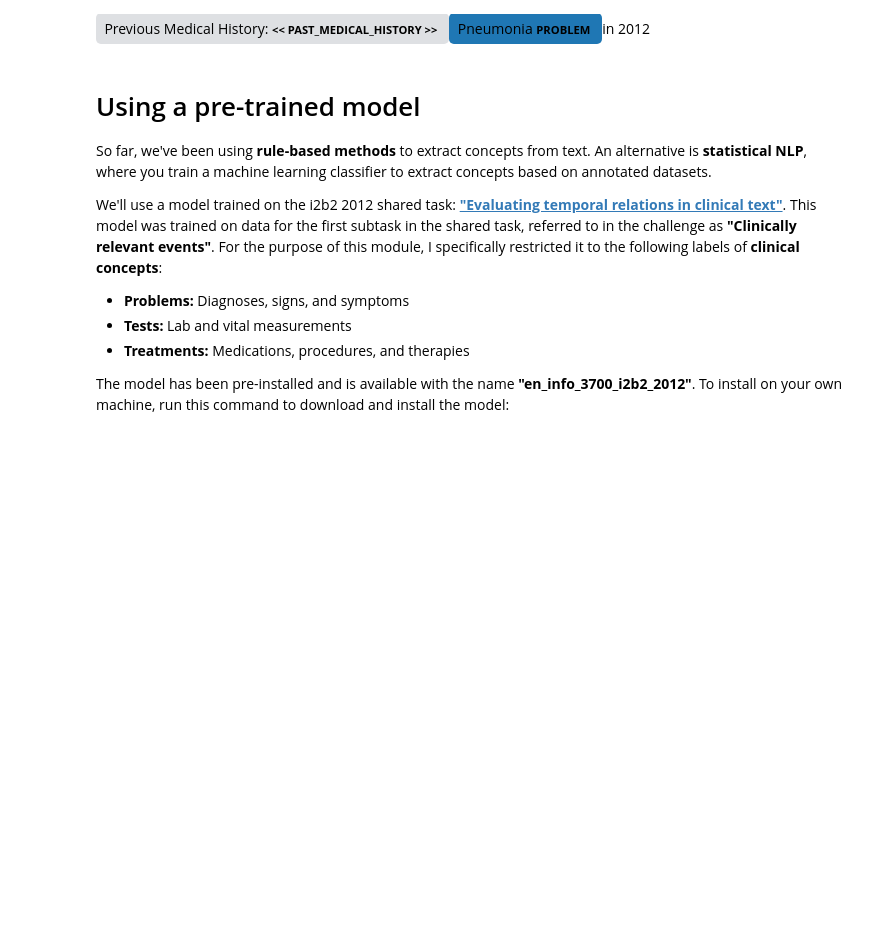
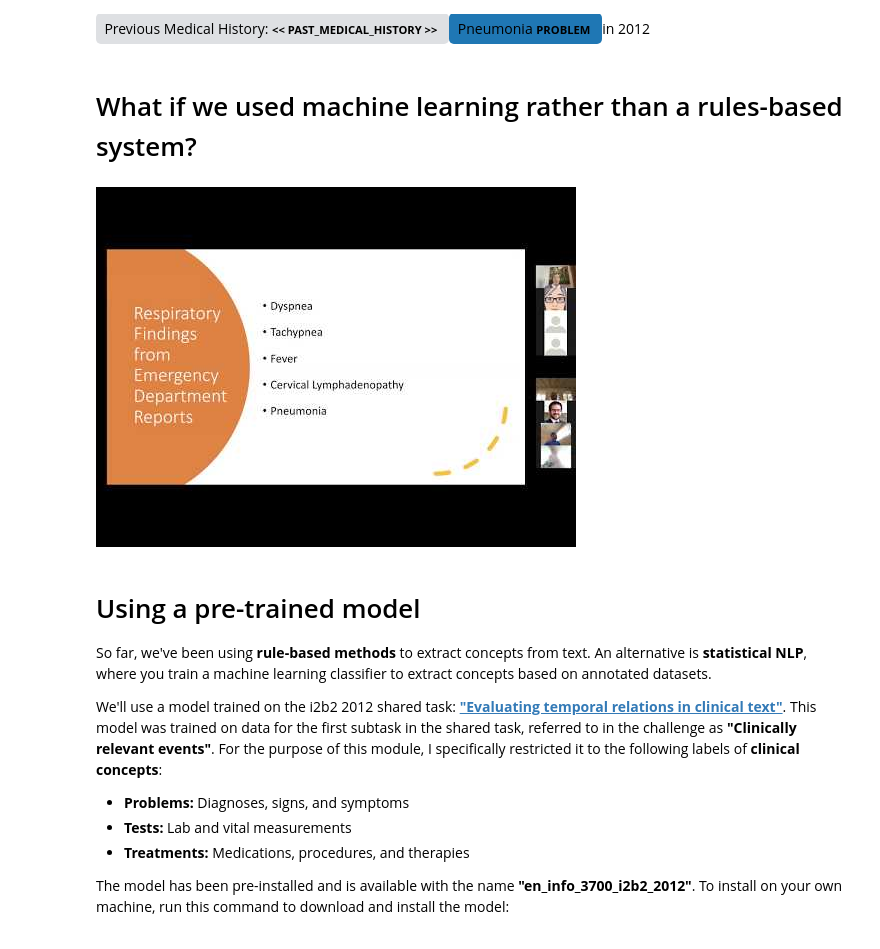
Before and after one commit to Melbourne-BMDS/mimic34md2020_materials, a Jupyter notebook: notebooks/nlp-02-medspacy.ipynb, the cells around one changed output. Saved outputs shown, nothing was run; the diff lists cells and outputs as text; code cells hidden in the pictures; blank space fills up the shorter version.

```diff
--- a/notebooks/nlp-02-medspacy.ipynb
+++ b/notebooks/nlp-02-medspacy.ipynb
@@ -299,6 +338,12 @@ doc = nlp(text)
 visualize_ent(doc)
 # %% [output]
 Previous Medical History: << PAST_MEDICAL_HISTORY >> Pneumonia PROBLEM in 2012
+# %% [markdown]
+# What if we used machine learning rather than a rules-based system?
+# %%
+YouTubeVideo("UEm7H8cfz80", start=2600, end=2708, rel=0)
+# %% [output]
+[figure, added]
 # %% [markdown]
 # Using a pre-trained model
 So far, we've been using **rule-based methods** to extract concepts from text. An alternative is **statistical NLP**, where you train a machine learning classifier to extract concepts based on annotated datasets.
```
Also changed, not shown: parts of 15 cells of this notebook, 3 other files.
